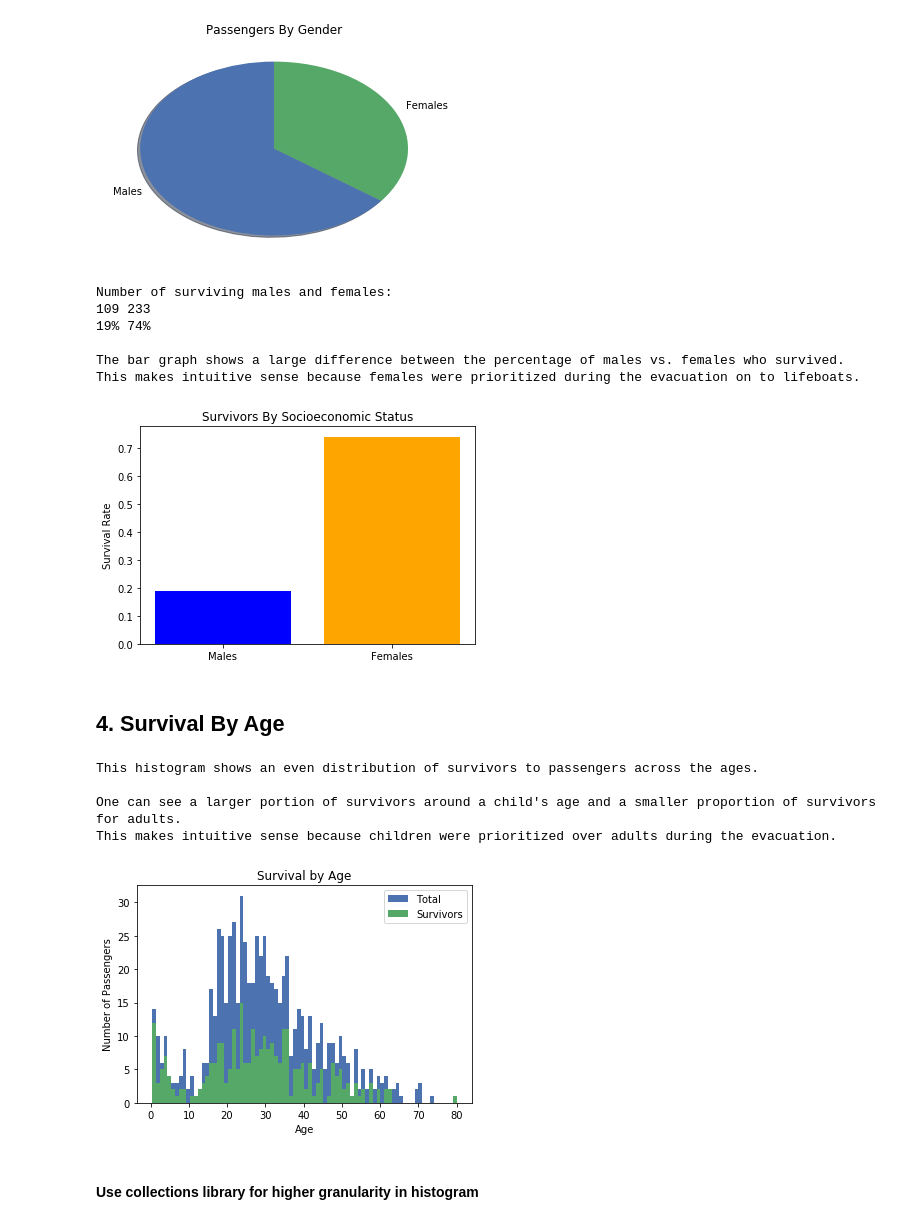
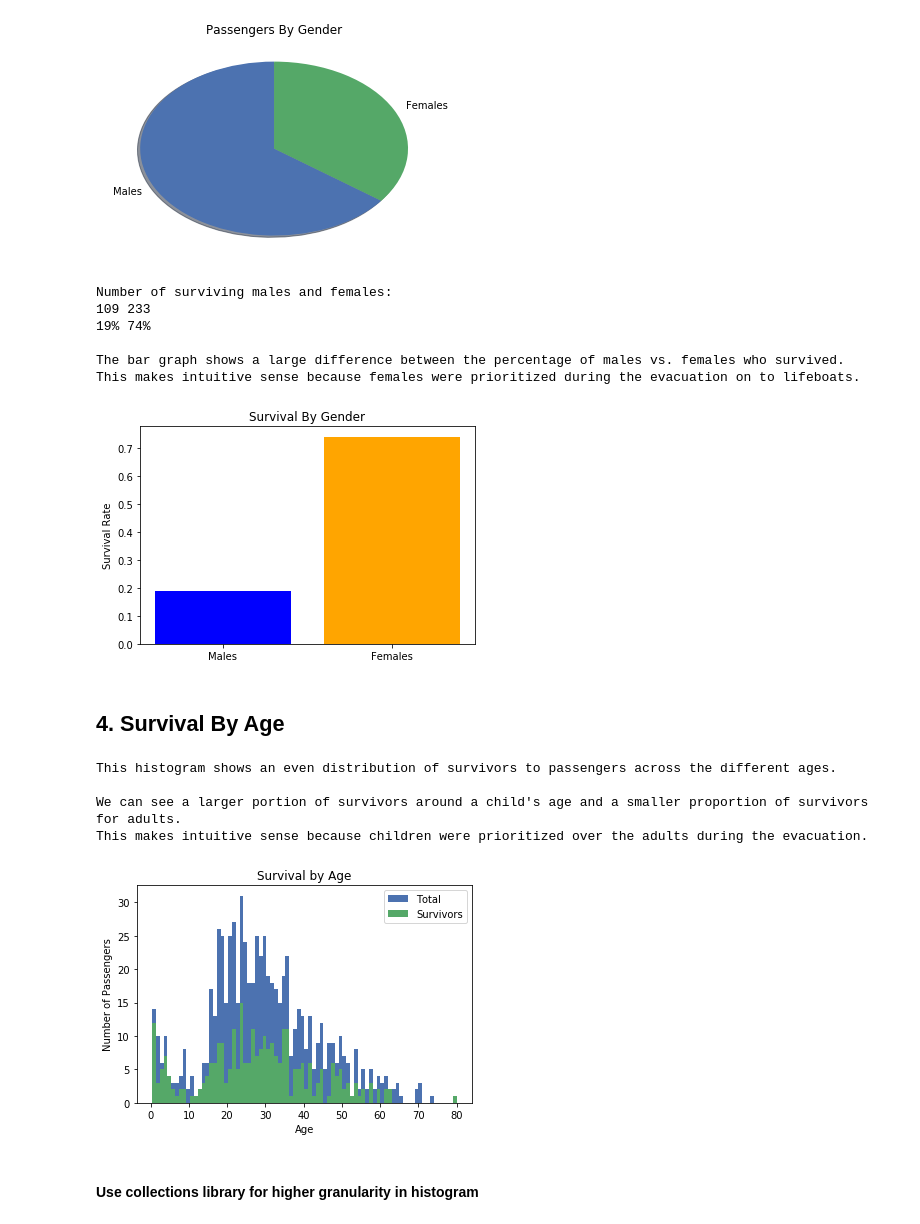
Before and after one commit to minnawoo/Titanic-Data-Analysis-Project, a Jupyter notebook: Data Analysis Project.ipynb, the cells around one changed output. Saved outputs shown, nothing was run; the diff lists cells and outputs as text; code cells hidden in the pictures.

```diff
--- a/Data Analysis Project.ipynb
+++ b/Data Analysis Project.ipynb
@@ -350,24 +364,24 @@ About two thirds of passengers on the Titanic were male and about one third were
 # %%
 print("Number of surviving males and females:")
 print(num_surviving_males, num_surviving_females)
 print("{:.0%} {:.0%}".format(num_surviving_males/num_males, num_surviving_females/num_females))
 
 # Bar Chart
 survivors_by_gender = num_surviving_males/num_males, num_surviving_females/num_females
 plt.bar(['Males', 'Females'], survivors_by_gender, color = ['blue','orange'])
-plt.title('Survivors By Socioeconomic Status')
+plt.title('Survival By Gender')
 plt.ylabel('Survival Rate')
 print()
 print("The bar graph shows a large difference between the percentage of males vs. females who survived.\
 \nThis makes intuitive sense because females were prioritized during the evacuation on to lifeboats.")
 # %% [output]
 Number of surviving males and females:
 109 233
 19% 74%
 
 The bar graph shows a large difference between the percentage of males vs. females who survived.
 This makes intuitive sense because females were prioritized during the evacuation on to lifeboats.
-[figure, old version]
+[figure, new version]
 # %% [markdown]
 ## 4.   Survival By Age
 # %%
@@ -381,15 +395,15 @@ plt.ylabel('Number of Passengers')
 plt.title("Survival by Age")
 plt.legend(['Total', 'Survivors'])
 print()
-print("This histogram shows an even distribution of survivors to passengers across the ages.")
+print("This histogram shows an even distribution of survivors to passengers across the different ages.")
 print()
-print("One can see a larger portion of survivors around a child's age and a smaller proportion of survivors for adults.\
-\nThis makes intuitive sense because children were prioritized over adults during the evacuation.")
+print("We can see a larger portion of survivors around a child's age and a smaller proportion of survivors for adults.\
+\nThis makes intuitive sense because children were prioritized over the adults during the evacuation.")
 # %% [output]
-This histogram shows an even distribution of survivors to passengers across the ages.
+This histogram shows an even distribution of survivors to passengers across the different ages.
 
-One can see a larger portion of survivors around a child's age and a smaller proportion of survivors for adults.
-This makes intuitive sense because children were prioritized over adults during the evacuation.
+We can see a larger portion of survivors around a child's age and a smaller proportion of survivors for adults.
+This makes intuitive sense because children were prioritized over the adults during the evacuation.
 [figure]
 # %% [markdown]
 #### Use collections library for higher granularity in histogram
```
Also changed, not shown: parts of 21 cells of this notebook.
